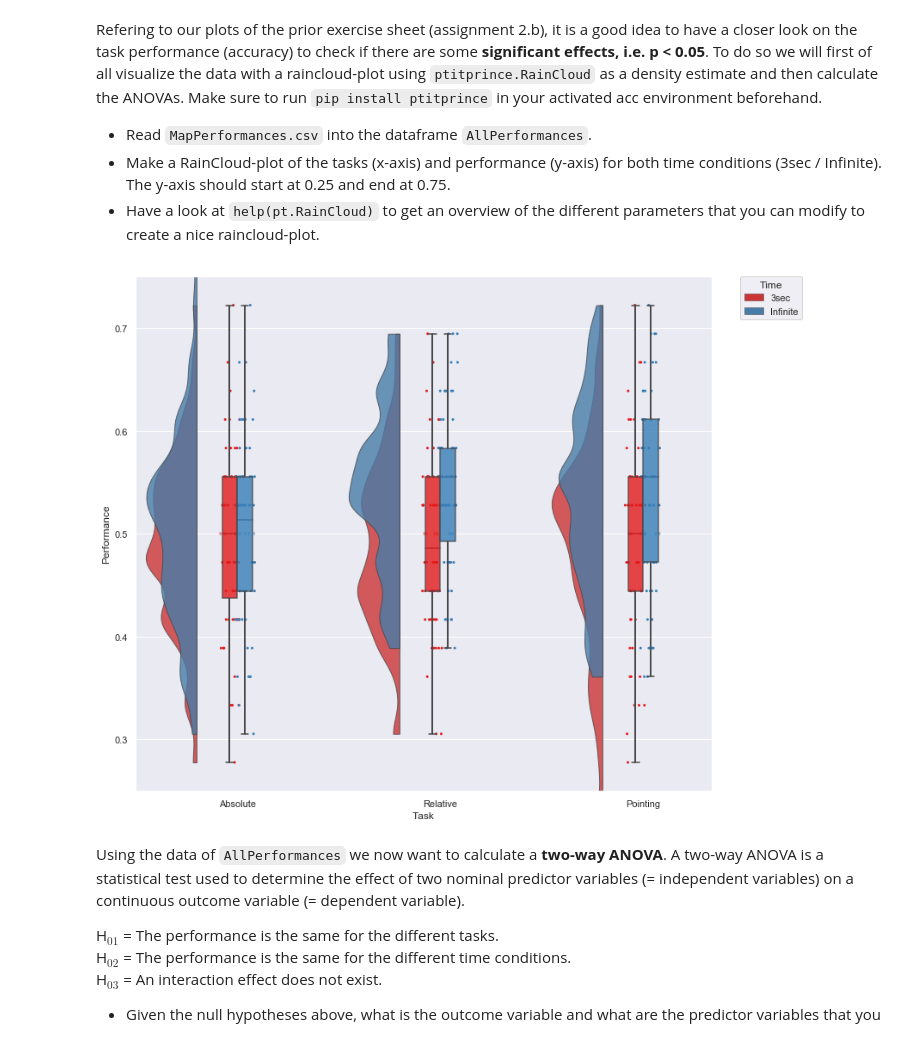
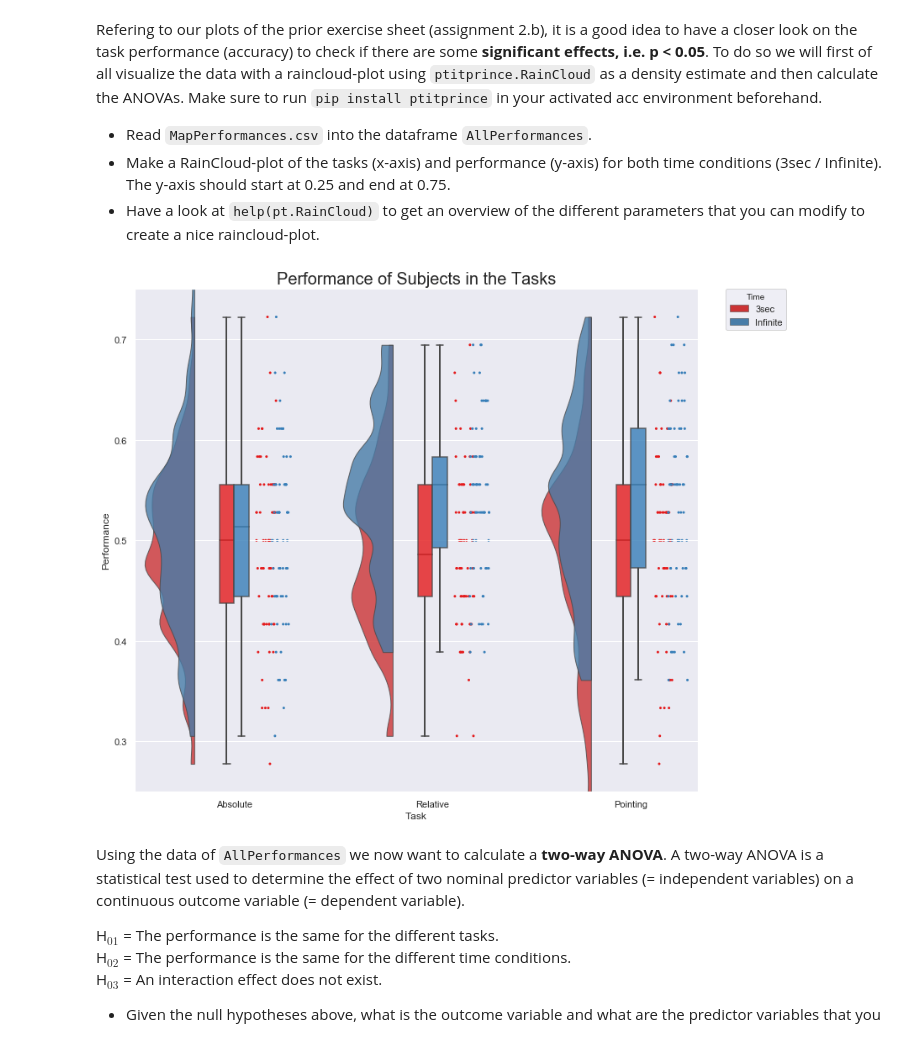
Before and after one commit to NBP-ACC/week-6-acc_9, a Jupyter notebook: sheet04.ipynb, the cells around one changed output. Cells and saved outputs as stored; diff of their text form; code cells hidden in the pictures.

````diff
--- a/sheet04.ipynb
+++ b/sheet04.ipynb
@@ -124,17 +124,17 @@ Refering to our plots of the prior exercise sheet (assignment 2.b), it is a good
 # %%
 #help(pt.RainCloud)
 
 # Read MapPerformances.csv into the dataframe AllPerformances.
 AllPerformances = pd.read_csv('./Data/MapPerformances.csv', header = 0)
 
 # Make a RainCloud-plot
-pt.RainCloud(x = 'Task', y = 'Performance', hue = 'Time', data = AllPerformances, width_viol = 0.5, dodge = True, alpha = 0.8, palette = 'Set1')
+pt.RainCloud(x = 'Task', y = 'Performance', hue = 'Time', data = AllPerformances, move = 0.2, width_viol = 0.5, dodge = True, alpha = 0.8, palette = 'Set1').set_title("Performance of Subjects in the Tasks", fontsize = 20)
 
 # set y axis values
 plt.ylim((0.25, 0.75))
 plt.show()
 # %% [output]
-[figure, old version]
+[figure, new version]
 # %% [markdown]
 Using the data of ```AllPerformances``` we now want to calculate a **two-way ANOVA**. A two-way ANOVA is a statistical test used to determine the effect of two nominal predictor variables (= independent variables) on a continuous outcome variable (= dependent variable).
 
````
Also changed, not shown: parts of 4 cells of this notebook.
